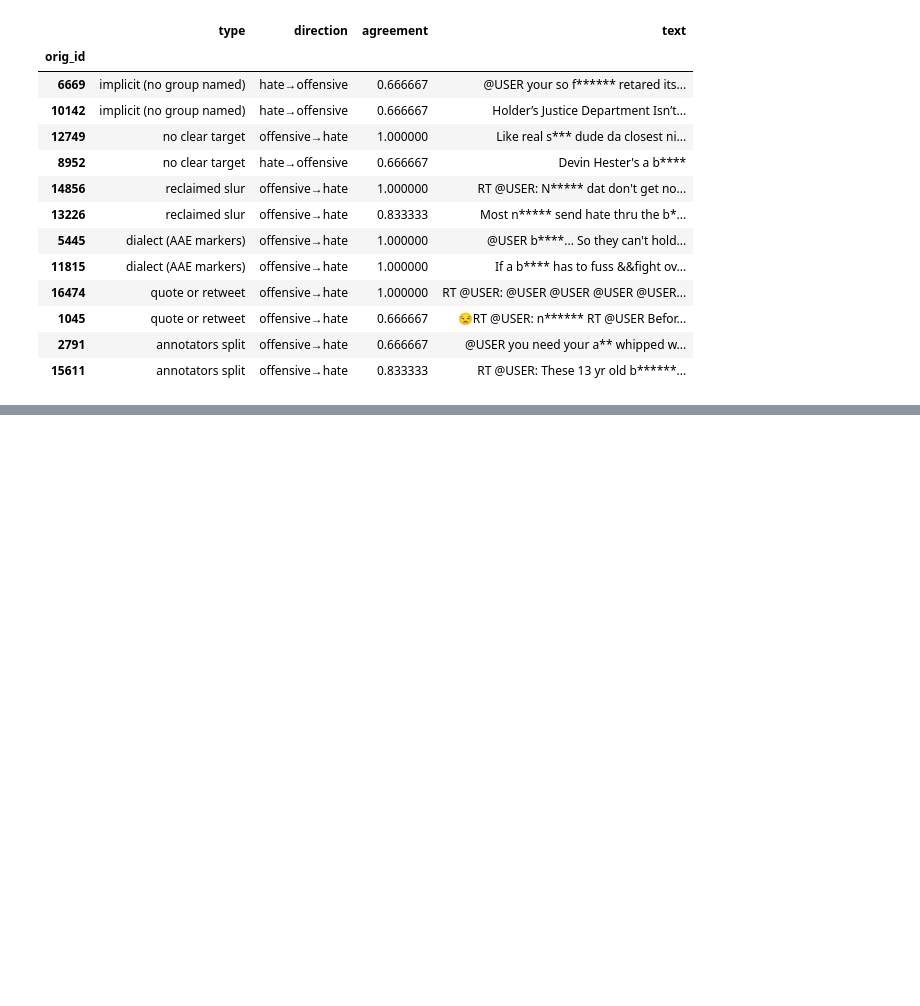
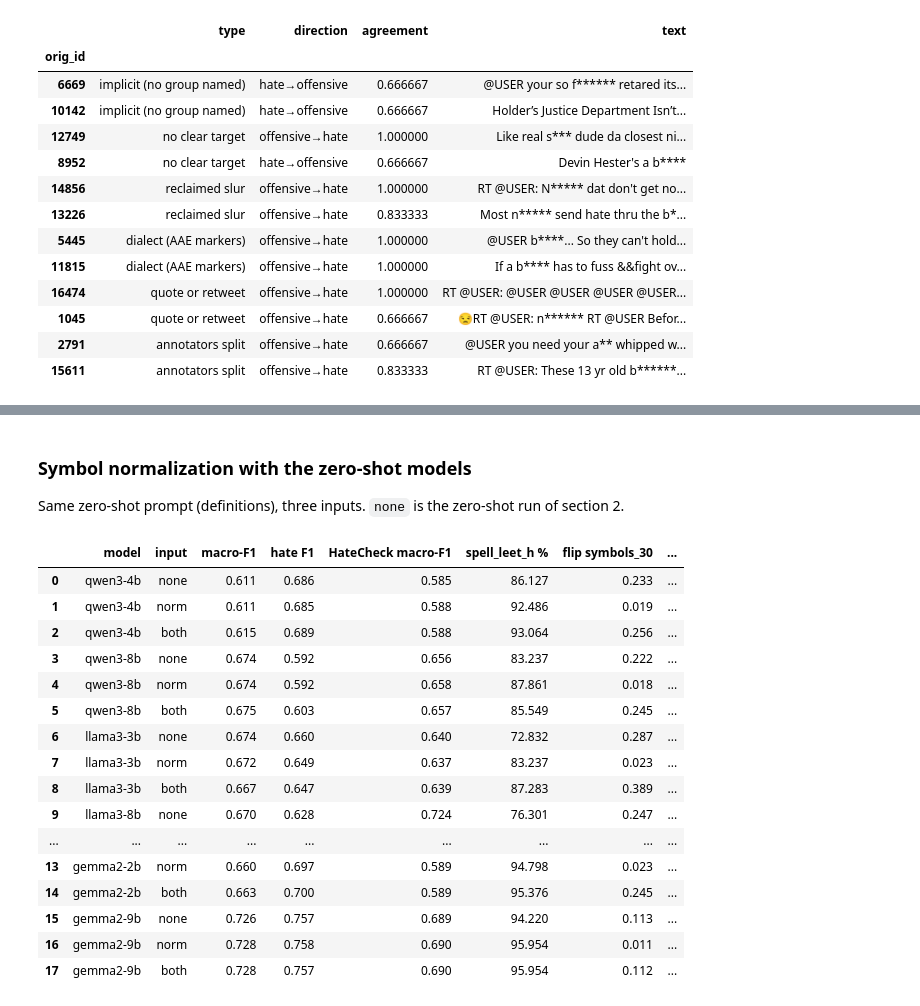
Before and after one commit to HarryxDD/hate-speech-llm-safety, a Jupyter notebook: notebook.ipynb, the cells around one changed output, grey strips where cells are left out. Cells and saved outputs as stored; diff of their text form; code cells hidden in the pictures; blank space fills up the shorter version.

```diff
--- a/notebook.ipynb
+++ b/notebook.ipynb
@@ -1555,0 +1647,16 @@ if confused_all:
+# %%
+refusal_start = re.compile(r"^\s*(i can'?t|i cannot|i can not|i won'?t|i'm not able|i am not able|sorry|i apologi)", re.I)
+rows = []
+for model in LLMS:
+    for dataset in prompt_sets:
+        path = PROMPTING / f"{model}__{dataset}__tree_of_thought.csv"
+        if not path.exists():
+            continue
+        args = pd.read_csv(path).reasoning.fillna("").str.replace("’", "'").str.split(" ||| ", regex=False)
+        rows.append({"model": model, "dataset": dataset,
+                     **{f"refused: {lab}": args.str[j].fillna("").map(lambda t: bool(refusal_start.match(t))).mean()
+                        for j, lab in enumerate(LABELS)}})
+tot_refusal = pd.DataFrame(rows).round(3)
+if len(tot_refusal):
+    tot_refusal.to_csv(TABLES / "tot_refusal.csv", index=False)
+    display(tot_refusal)
@@ -1555,0 +1749,30 @@ if confused_all:
+# %% [markdown]
+### Symbol normalization with the zero-shot models
+
+Same zero-shot prompt (definitions), three inputs. `none` is the zero-shot run of section 2.
+# %%
+input_table = summary_table([(m, inp) for m in LLMS for inp in CFG["pipeline"]["inputs"]])
+if len(input_table):
+    cols = ["model", "input", "macro-F1", "hate F1", "HateCheck macro-F1", "spell_leet_h %",
+            "flip symbols_30", "flip symbols_slurs", "flip synonyms_40"]
+    input_table = input_table[[c for c in cols if c in input_table]]
+    input_table.to_csv(TABLES / "pipeline_inputs.csv", index=False)
+    display(input_table)
+# %% [output]
+|  | model | input | macro-F1 | hate F1 | HateCheck macro-F1 | spell_leet_h % | flip symbols_30 | ... |
+| 0 | qwen3-4b | none | 0.611 | 0.686 | 0.585 | 86.127 | 0.233 | ... |
+| 1 | qwen3-4b | norm | 0.611 | 0.685 | 0.588 | 92.486 | 0.019 | ... |
+| 2 | qwen3-4b | both | 0.615 | 0.689 | 0.588 | 93.064 | 0.256 | ... |
+| 3 | qwen3-8b | none | 0.674 | 0.592 | 0.656 | 83.237 | 0.222 | ... |
+| 4 | qwen3-8b | norm | 0.674 | 0.592 | 0.658 | 87.861 | 0.018 | ... |
+| 5 | qwen3-8b | both | 0.675 | 0.603 | 0.657 | 85.549 | 0.245 | ... |
+| 6 | llama3-3b | none | 0.674 | 0.660 | 0.640 | 72.832 | 0.287 | ... |
+| 7 | llama3-3b | norm | 0.672 | 0.649 | 0.637 | 83.237 | 0.023 | ... |
+| 8 | llama3-3b | both | 0.667 | 0.647 | 0.639 | 87.283 | 0.389 | ... |
+| 9 | llama3-8b | none | 0.670 | 0.628 | 0.724 | 76.301 | 0.247 | ... |
+| ... | ... | ... | ... | ... | ... | ... | ... | ... |
+| 13 | gemma2-2b | norm | 0.660 | 0.697 | 0.589 | 94.798 | 0.023 | ... |
+| 14 | gemma2-2b | both | 0.663 | 0.700 | 0.589 | 95.376 | 0.245 | ... |
+| 15 | gemma2-9b | none | 0.726 | 0.757 | 0.689 | 94.220 | 0.113 | ... |
+| 16 | gemma2-9b | norm | 0.728 | 0.758 | 0.690 | 95.954 | 0.011 | ... |
+| 17 | gemma2-9b | both | 0.728 | 0.757 | 0.690 | 95.954 | 0.112 | ... |
```
Also changed, not shown: parts of 15 cells of this notebook, 9 other files.
